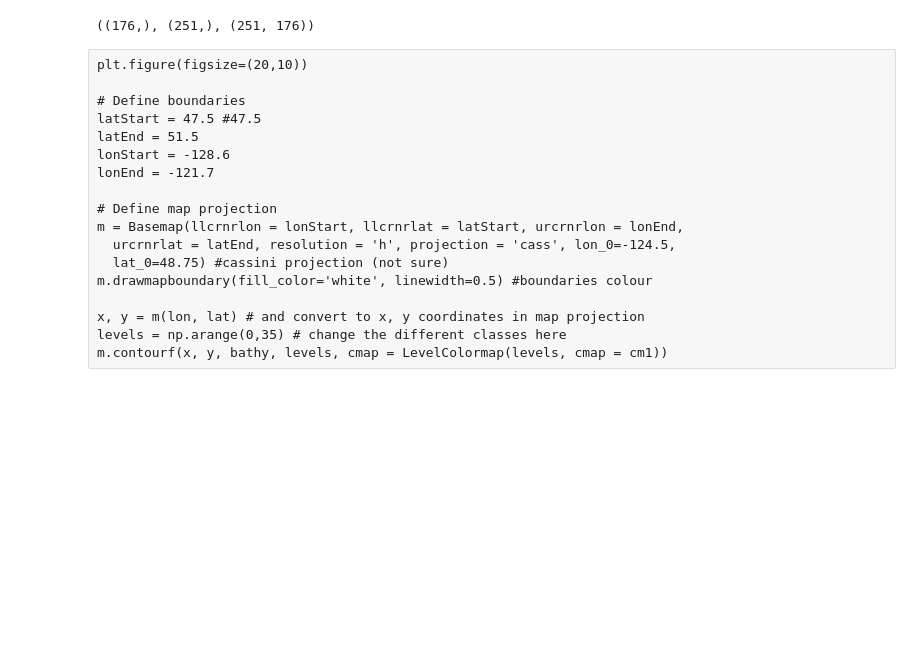
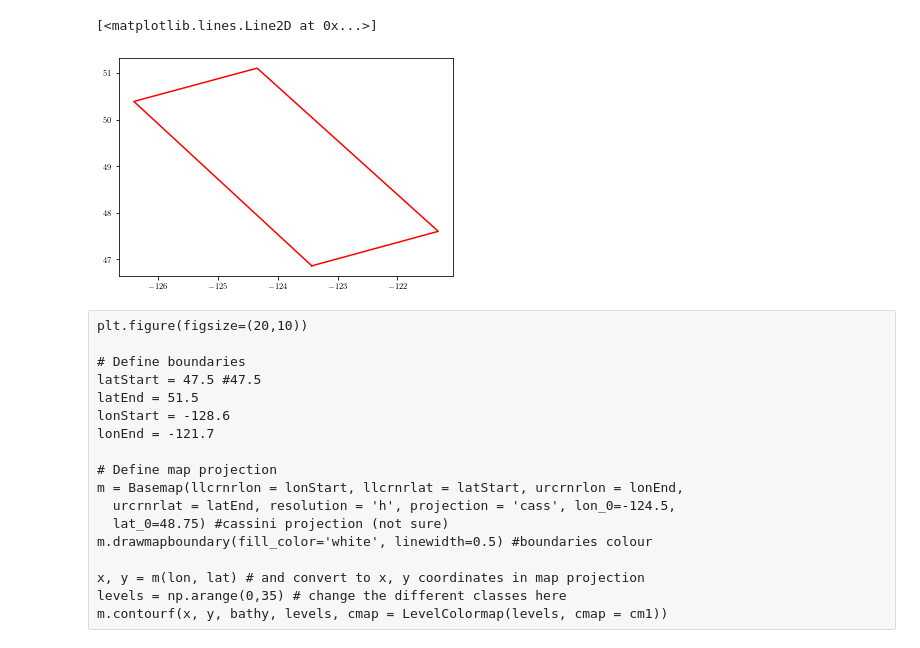
Before and after one commit to SalishSeaCast/analysis-elise-2, a Jupyter notebook: notebooks/forEvie/Morinetal_StudyAreaMap_EO.ipynb, the cells around one changed output. Saved outputs shown, nothing was run; the diff lists cells and outputs as text; code cells hidden in the pictures; blank space fills up the shorter version.

```diff
--- a/notebooks/forEvie/Morinetal_StudyAreaMap_EO.ipynb
+++ b/notebooks/forEvie/Morinetal_StudyAreaMap_EO.ipynb
@@ -61,7 +107,13 @@ f.close()
-# %%
-np.shape(lon),np.shape(lat),np.shape(bathy)
-# %% [output]
-((176,), (251,), (251, 176))
+# %%
+with nc.Dataset('/data/eolson/results/MEOPAR/NEMO-forcing-new/grid/mesh_mask201702.nc') as mesh:
+    l=mesh.variables['nav_lat']
+    boxlat=[l[0,0],l[0,-1],l[-1,-1],l[-1,0],l[0,0]]
+    l=mesh.variables["nav_lon"]
+    boxlon=[l[0,0],l[0,-1],l[-1,-1],l[-1,0],l[0,0]]
+plt.plot(boxlon,boxlat,'r-')
+# %% [output]
+[<matplotlib.lines.Line2D at 0x...>]
+[figure, added]
 # %%
 cm1=cm.cm.haline
 # %% [raw]
```
Also changed, not shown: parts of 15 cells of this notebook, 10 other files.
